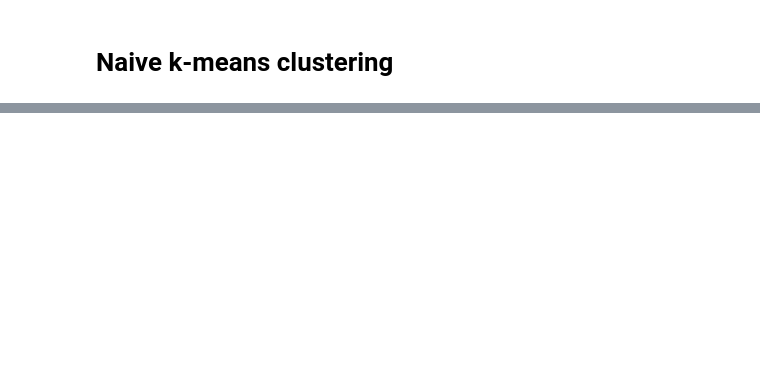
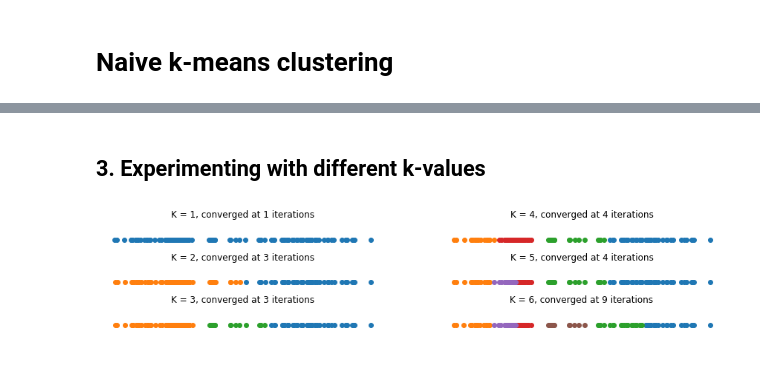
Before and after one commit to louisgevers/k-means-clustering-python, a Jupyter notebook: notebooks/01-naive-k-means-clustering.ipynb, the cells around one changed output, grey strips where cells are left out. Cells and saved outputs as stored; diff of their text form; code cells hidden in the pictures; blank space fills up the shorter version.

```diff
--- a/notebooks/01-naive-k-means-clustering.ipynb
+++ b/notebooks/01-naive-k-means-clustering.ipynb
@@ -21,7 +10,0 @@ SEED = 12345
-# %%
-points, ideal_clusters = data.get_1d_dataset()
-
-k = 4
-clusters = kmeans.k_means_clustering(points, k, SEED)
-for cluster in clusters:
-    plt.scatter(cluster, np.zeros_like(cluster))
@@ -48,0 +26,9 @@ for cluster in clusters:
+# %% [markdown]
+## 3. Experimenting with different k-values
+# %%
+def scatter_1d(ax, cluster):
+    ax.scatter(cluster, np.zeros_like(cluster))
+
+visuals.k_values(points_1, nrows=3, ncols=2, scatter_fn=scatter_1d, figsize=(15,3), seed=SEED)
+# %% [output]
+[figure, added]
```
Also changed, not shown: parts of 16 cells of this notebook, 3 other files.
